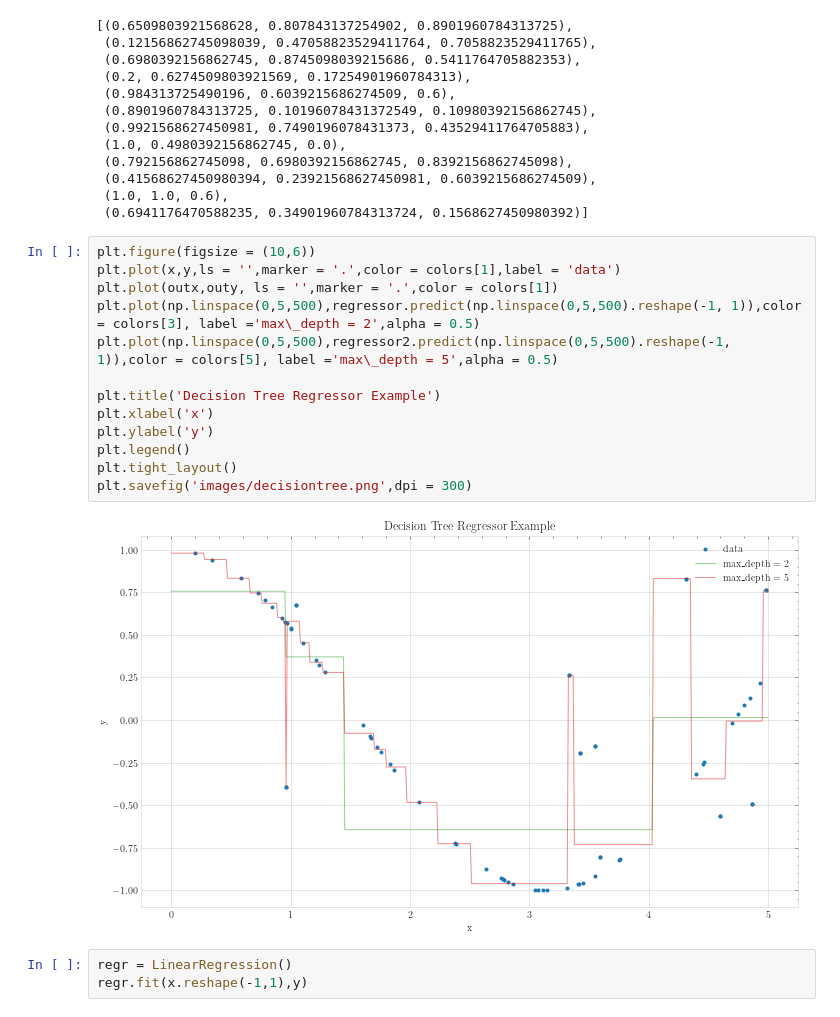
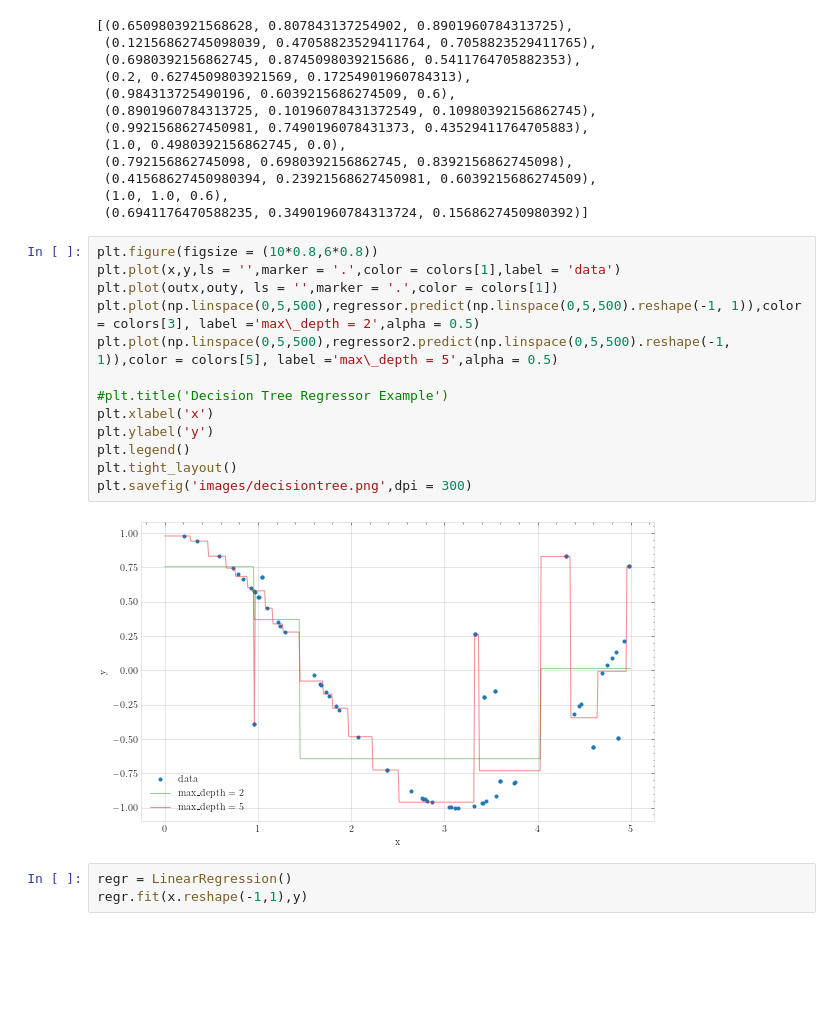
Before and after one commit to Ztec1337/Bachelorarbeit, a Jupyter notebook: main/createimages/createfigurefordecisiontree.ipynb, the cells around one changed output. Saved outputs shown, nothing was run; the diff lists cells and outputs as text; blank space fills up the shorter version.

```diff
--- a/main/createimages/createfigurefordecisiontree.ipynb
+++ b/main/createimages/createfigurefordecisiontree.ipynb
@@ -39,20 +39,20 @@ colors
  (1.0, 1.0, 0.6),
  (0.6941176470588235, 0.34901960784313724, 0.1568627450980392)]
 # %%
-plt.figure(figsize = (10,6))
+plt.figure(figsize = (10*0.8,6*0.8))
 plt.plot(x,y,ls = '',marker = '.',color = colors[1],label = 'data')
 plt.plot(outx,outy, ls = '',marker = '.',color = colors[1])
 plt.plot(np.linspace(0,5,500),regressor.predict(np.linspace(0,5,500).reshape(-1, 1)),color = colors[3], label ='max\_depth = 2',alpha = 0.5)
 plt.plot(np.linspace(0,5,500),regressor2.predict(np.linspace(0,5,500).reshape(-1, 1)),color = colors[5], label ='max\_depth = 5',alpha = 0.5)
 
-plt.title('Decision Tree Regressor Example')
+#plt.title('Decision Tree Regressor Example')
 plt.xlabel('x')
 plt.ylabel('y')
 plt.legend()
 plt.tight_layout()
 plt.savefig('images/decisiontree.png',dpi = 300)
 # %% [output]
-[figure, old version]
+[figure, new version]
 # %%
 regr = LinearRegression()
 regr.fit(x.reshape(-1,1),y)
```
Also changed, not shown: 32 other files.
